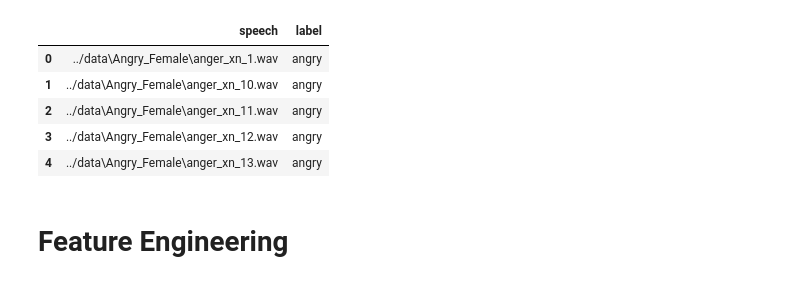
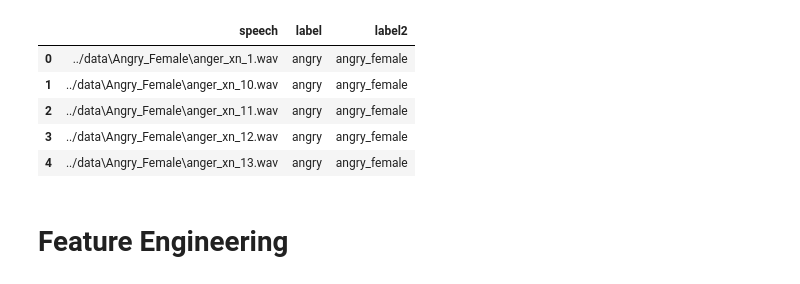
Before and after one commit to marcuslim835/IS4242-Group-3, a Jupyter notebook: Notebooks/Feature_selection.ipynb, the cells around one changed output. Drawn from its saved outputs; the diff is of its cells as text; code cells hidden in the pictures.

```diff
--- a/Notebooks/Feature_selection.ipynb
+++ b/Notebooks/Feature_selection.ipynb
@@ -12,38 +12,43 @@ warnings.filterwarnings('ignore')
 # %%
 paths = []
 labels = []
-
+genders = []
 # Use os.walk to walk through the directory structure
 for dirname, _, filenames in os.walk(r'../data'):
     for filename in filenames:
         if filename == '.DS_Store':
             continue  # Skip this file
         # Construct the full file path
         full_path = os.path.join(dirname, filename)
         paths.append(full_path)
 
         # Extract label and gender from the directory name
         # Assumes the structure is data/label_gender/filename
+
         folder_name = os.path.basename(dirname)
         label = folder_name
+        # print(folder_name)
         emotion = label.split('_')[0]
         labels.append(emotion.lower())
+        genders.append(str(folder_name).lower())
+
 
 # Create a DataFrame with the collected data
 df = pd.DataFrame({
     'speech': paths,
     'label': labels,
+    'label2': genders
 })
 
 # Display the first few rows of the DataFrame to verify
 df.head()
 # %% [output]
-|  | speech | label |
-| 0 | ../data\Angry_Female\anger_xn_1.wav | angry |
-| 1 | ../data\Angry_Female\anger_xn_10.wav | angry |
-| 2 | ../data\Angry_Female\anger_xn_11.wav | angry |
-| 3 | ../data\Angry_Female\anger_xn_12.wav | angry |
-| 4 | ../data\Angry_Female\anger_xn_13.wav | angry |
+|  | speech | label | label2 |
+| 0 | ../data\Angry_Female\anger_xn_1.wav | angry | angry_female |
+| 1 | ../data\Angry_Female\anger_xn_10.wav | angry | angry_female |
+| 2 | ../data\Angry_Female\anger_xn_11.wav | angry | angry_female |
+| 3 | ../data\Angry_Female\anger_xn_12.wav | angry | angry_female |
+| 4 | ../data\Angry_Female\anger_xn_13.wav | angry | angry_female |
 # %%
 # paths = []
 # labels = []
```
Also changed, not shown: parts of 5 cells of this notebook.
